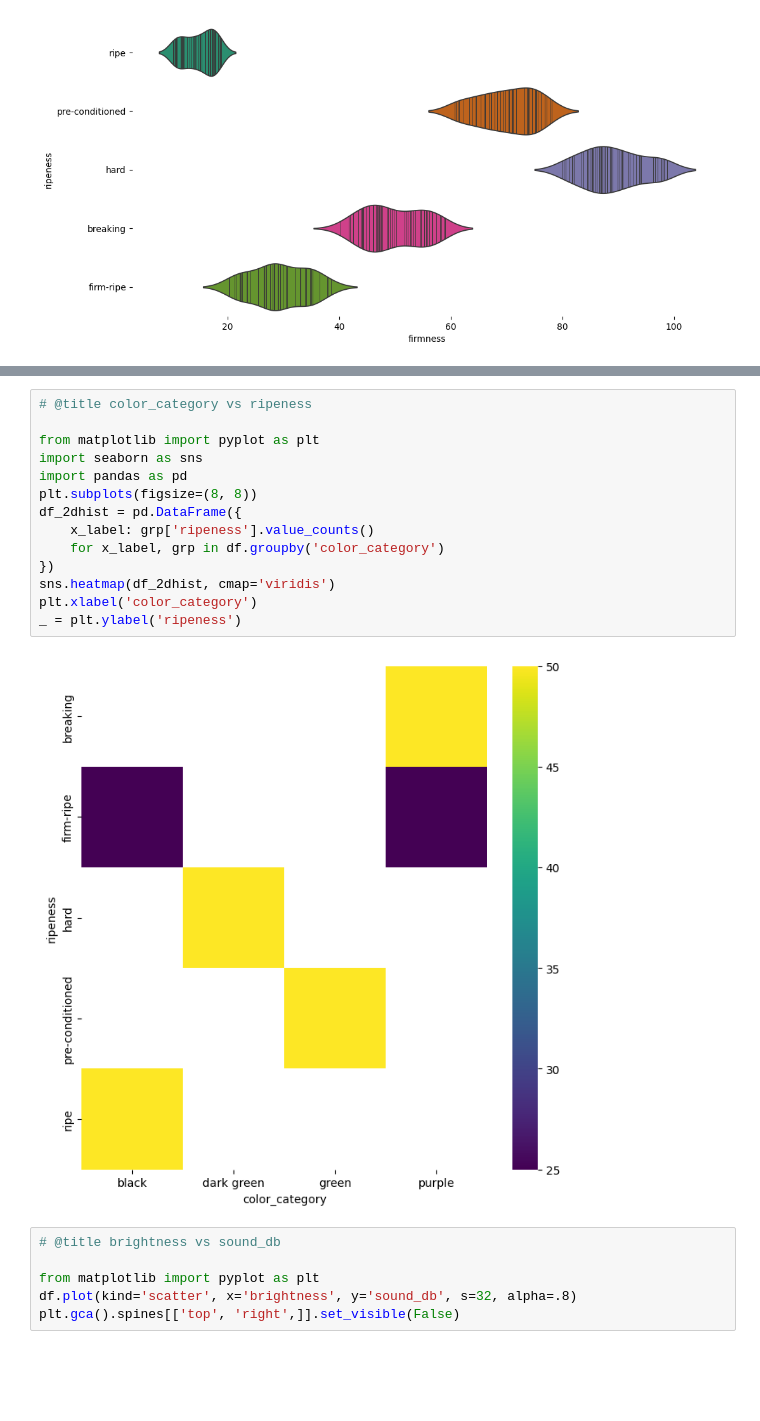
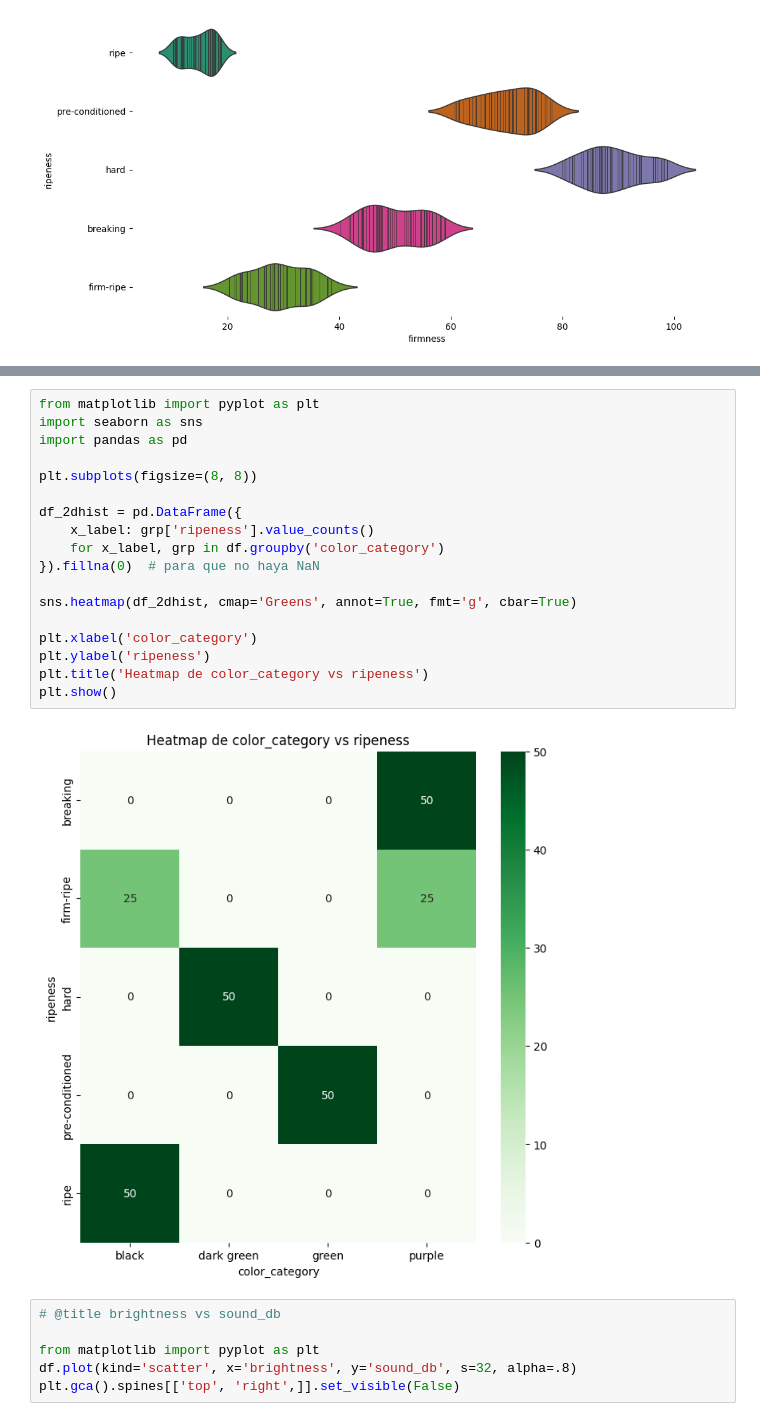
Before and after one commit to AlfredoAragon1109/Aguacate-, a Jupyter notebook: 🥑_Clasificación_de_madurez.ipynb, the cells around one changed output, grey strips where cells are left out. Drawn from its saved outputs; the diff is of its cells as text; blank space fills up the shorter version.

```diff
--- a/🥑_Clasificación_de_madurez.ipynb
+++ b/🥑_Clasificación_de_madurez.ipynb
@@ -158,19 +197,23 @@ Passing `palette` without assigning `hue` is deprecated and will be removed in v
 # %%
-# @title color_category vs ripeness
-
 from matplotlib import pyplot as plt
 import seaborn as sns
 import pandas as pd
+
 plt.subplots(figsize=(8, 8))
+
 df_2dhist = pd.DataFrame({
     x_label: grp['ripeness'].value_counts()
     for x_label, grp in df.groupby('color_category')
-})
-sns.heatmap(df_2dhist, cmap='viridis')
+}).fillna(0)  # para que no haya NaN
+
+sns.heatmap(df_2dhist, cmap='Greens', annot=True, fmt='g', cbar=True)
+
 plt.xlabel('color_category')
-_ = plt.ylabel('ripeness')
+plt.ylabel('ripeness')
+plt.title('Heatmap de color_category vs ripeness')
+plt.show()
 # %% [output]
-[figure, old version]
+[figure, new version]
 # %%
 # @title brightness vs sound_db
 
```
Also changed, not shown: parts of 4 cells of this notebook.
